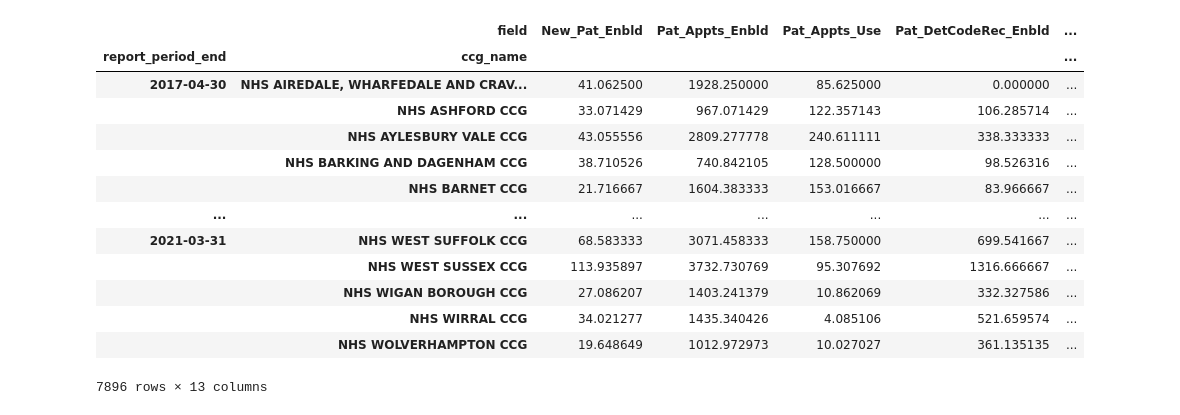
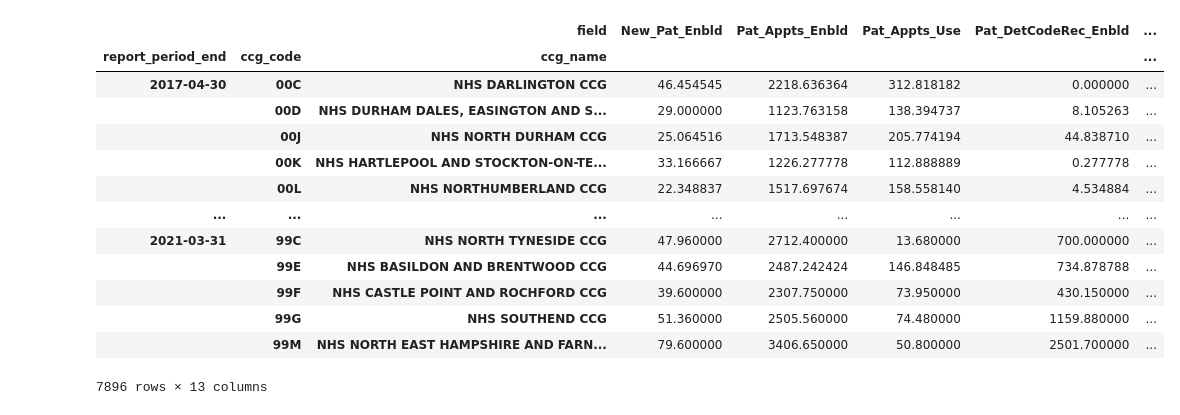
Before and after one commit to nhsx/patient-online-mapping, a Jupyter notebook: POMI.ipynb, the cells around one changed output. Drawn from its saved outputs; the diff is of its cells as text; code cells hidden in the pictures.

```diff
--- a/POMI.ipynb
+++ b/POMI.ipynb
@@ -27,20 +29,20 @@ POMI.dtypes
 POMI['report_period_end'] = pd.to_datetime(POMI['report_period_end'])
 POMI['ccg_name'] = POMI['ccg_name'].str.upper()
 # %%
-POMI_pivot = pd.pivot_table(POMI, index = ['report_period_end', 'ccg_name'], columns = 'field', values = 'value')
+POMI_pivot = pd.pivot_table(POMI, index = ['report_period_end', 'ccg_code', 'ccg_name'], columns = 'field', values = 'value')
 POMI_pivot
 # %% [output]
-|  | field | New_Pat_Enbld | Pat_Appts_Enbld | Pat_Appts_Use | Pat_DetCodeRec_Enbld | ... |
-| report_period_end | ccg_name |  |  |  |  | ... |
-| 2017-04-30 | NHS AIREDALE, WHARFEDALE AND CRAV... | 41.062500 | 1928.250000 | 85.625000 | 0.000000 | ... |
-|  | NHS ASHFORD CCG | 33.071429 | 967.071429 | 122.357143 | 106.285714 | ... |
-|  | NHS AYLESBURY VALE CCG | 43.055556 | 2809.277778 | 240.611111 | 338.333333 | ... |
-|  | NHS BARKING AND DAGENHAM CCG | 38.710526 | 740.842105 | 128.500000 | 98.526316 | ... |
-|  | NHS BARNET CCG | 21.716667 | 1604.383333 | 153.016667 | 83.966667 | ... |
-| ... | ... | ... | ... | ... | ... | ... |
-| 2021-03-31 | NHS WEST SUFFOLK CCG | 68.583333 | 3071.458333 | 158.750000 | 699.541667 | ... |
-|  | NHS WEST SUSSEX CCG | 113.935897 | 3732.730769 | 95.307692 | 1316.666667 | ... |
-|  | NHS WIGAN BOROUGH CCG | 27.086207 | 1403.241379 | 10.862069 | 332.327586 | ... |
-|  | NHS WIRRAL CCG | 34.021277 | 1435.340426 | 4.085106 | 521.659574 | ... |
-|  | NHS WOLVERHAMPTON CCG | 19.648649 | 1012.972973 | 10.027027 | 361.135135 | ... |
+|  |  | field | New_Pat_Enbld | Pat_Appts_Enbld | Pat_Appts_Use | Pat_DetCodeRec_Enbld | ... |
+| report_period_end | ccg_code | ccg_name |  |  |  |  | ... |
+| 2017-04-30 | 00C | NHS DARLINGTON CCG | 46.454545 | 2218.636364 | 312.818182 | 0.000000 | ... |
+|  | 00D | NHS DURHAM DALES, EASINGTON AND S... | 29.000000 | 1123.763158 | 138.394737 | 8.105263 | ... |
+|  | 00J | NHS NORTH DURHAM CCG | 25.064516 | 1713.548387 | 205.774194 | 44.838710 | ... |
+|  | 00K | NHS HARTLEPOOL AND STOCKTON-ON-TE... | 33.166667 | 1226.277778 | 112.888889 | 0.277778 | ... |
+|  | 00L | NHS NORTHUMBERLAND CCG | 22.348837 | 1517.697674 | 158.558140 | 4.534884 | ... |
+| ... | ... | ... | ... | ... | ... | ... | ... |
+| 2021-03-31 | 99C | NHS NORTH TYNESIDE CCG | 47.960000 | 2712.400000 | 13.680000 | 700.000000 | ... |
+|  | 99E | NHS BASILDON AND BRENTWOOD CCG | 44.696970 | 2487.242424 | 146.848485 | 734.878788 | ... |
+|  | 99F | NHS CASTLE POINT AND ROCHFORD CCG | 39.600000 | 2307.750000 | 73.950000 | 430.150000 | ... |
+|  | 99G | NHS SOUTHEND CCG | 51.360000 | 2505.560000 | 74.480000 | 1159.880000 | ... |
+|  | 99M | NHS NORTH EAST HAMPSHIRE AND FARN... | 79.600000 | 3406.650000 | 50.800000 | 2501.700000 | ... |
 7896 rows × 13 columns
```
Also changed, not shown: parts of 18 cells of this notebook, 4 other files.
